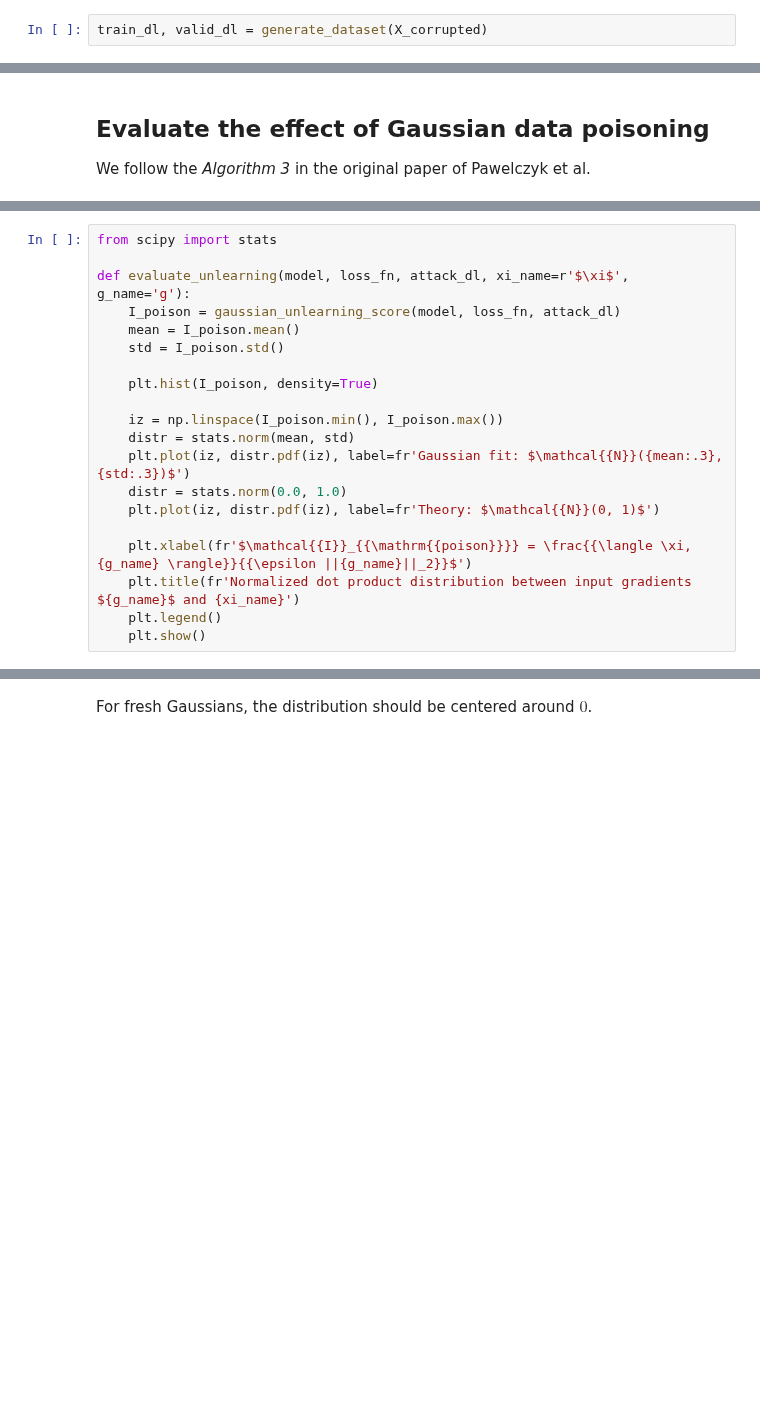
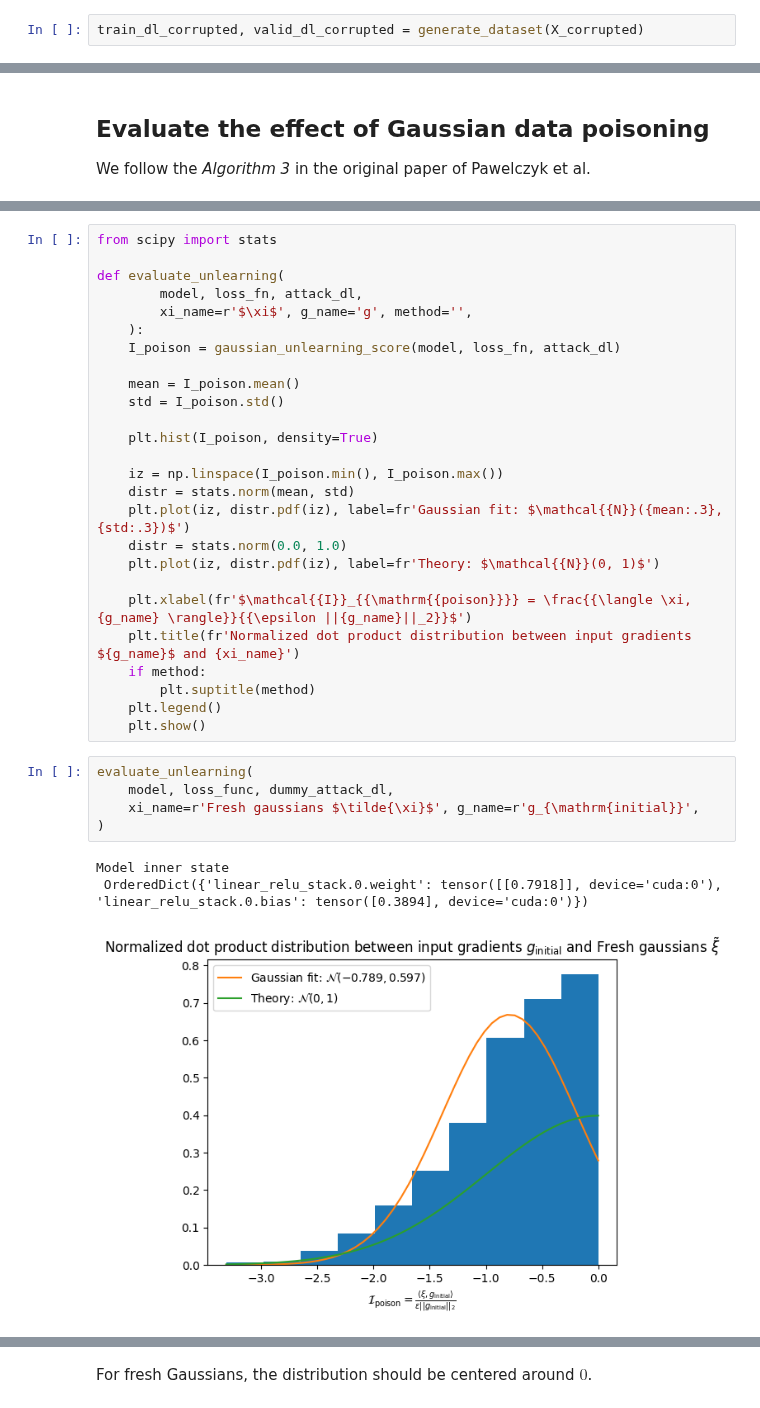
Before and after one commit to AI-Safety-X2023/playground, a Jupyter notebook: implementations/gaussian_poisoning.ipynb, the cells around one changed output, grey strips where cells are left out. Saved outputs shown, nothing was run; the diff lists cells and outputs as text; blank space fills up the shorter version.

```diff
--- a/implementations/gaussian_poisoning.ipynb
+++ b/implementations/gaussian_poisoning.ipynb
@@ -157,5 +168,5 @@ def generate_dataset(X: torch.Tensor):
 # %% [markdown]
 The defender unknowingly collects corrupted data, which contains a small fraction of poisons.
 # %%
-train_dl, valid_dl = generate_dataset(X_corrupted)
+train_dl_corrupted, valid_dl_corrupted = generate_dataset(X_corrupted)
 # %% [output]
@@ -336,8 +417,12 @@ def gaussian_unlearning_score(model, loss_fn, attack_dl):
 # %%
 from scipy import stats
 
-def evaluate_unlearning(model, loss_fn, attack_dl, xi_name=r'$\xi$', g_name='g'):
+def evaluate_unlearning(
+        model, loss_fn, attack_dl,
+        xi_name=r'$\xi$', g_name='g', method='',
+    ):
     I_poison = gaussian_unlearning_score(model, loss_fn, attack_dl)
+
     mean = I_poison.mean()
     std = I_poison.std()
 
@@ -351,5 +436,16 @@ def evaluate_unlearning(model, loss_fn, attack_dl, xi_name=r'$\xi$', g_name='g')
 
     plt.xlabel(fr'$\mathcal{{I}}_{{\mathrm{{poison}}}} = \frac{{\langle \xi, {g_name} \rangle}}{{\epsilon ||{g_name}||_2}}$')
     plt.title(fr'Normalized dot product distribution between input gradients ${g_name}$ and {xi_name}')
+    if method:
+        plt.suptitle(method)
     plt.legend()
     plt.show()
+# %%
+evaluate_unlearning(
+    model, loss_func, dummy_attack_dl,
+    xi_name=r'Fresh gaussians $\tilde{\xi}$', g_name=r'g_{\mathrm{initial}}',
+)
+# %% [output]
+Model inner state
+ OrderedDict({'linear_relu_stack.0.weight': tensor([[0.7918]], device='cuda:0'), 'linear_relu_stack.0.bias': tensor([0.3894], device='cuda:0')})
+[figure, added]
```
Also changed, not shown: parts of 26 cells of this notebook.
